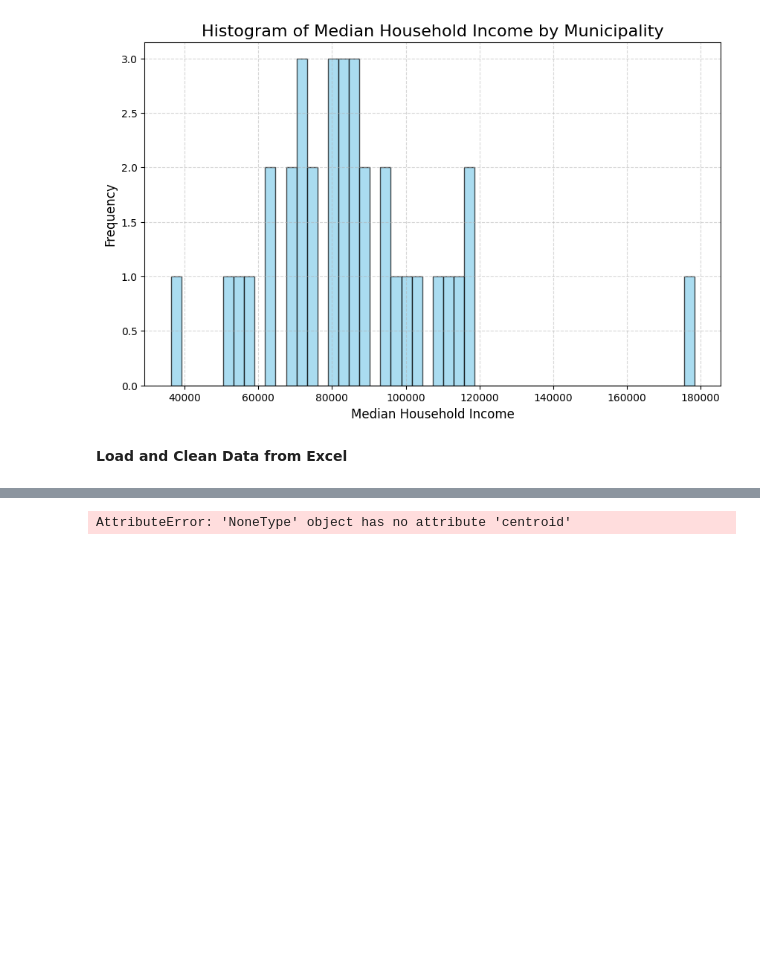
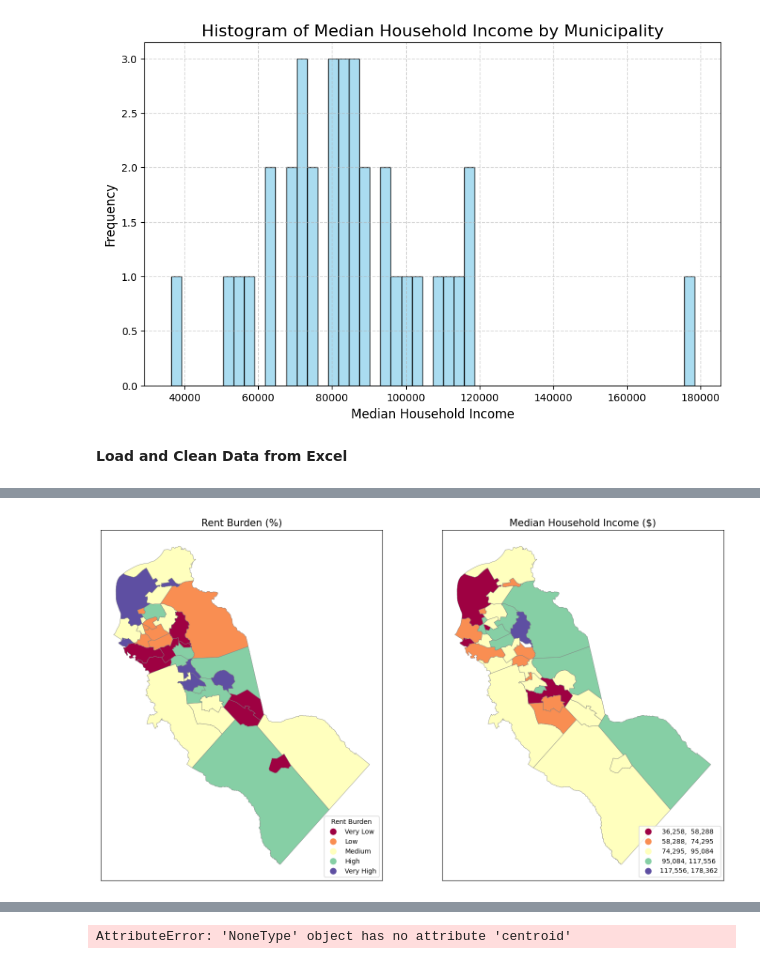
Before and after one commit to Funmiadebajo/GIS, a Jupyter notebook: PS4.ipynb, the cells around one changed output, grey strips where cells are left out. Saved outputs shown, nothing was run; the diff lists cells and outputs as text; code cells hidden in the pictures; blank space fills up the shorter version.

```diff
--- a/PS4.ipynb
+++ b/PS4.ipynb
@@ -401,0 +490,81 @@ plt.show();
+# %%
+import pandas as pd
+import geopandas as gpd
+import matplotlib.pyplot as plt
+import re
+from matplotlib.colors import ListedColormap
+
+# Load municipality data and clean names
+njMun = gpd.read_file('https://github.com/Funmiadebajo/GIS/raw/refs/heads/main/Municipality.zip')
+njMun.rename(columns={'NAMELSAD': 'Municipality'}, inplace=True)
+njMun['Municipality'] = njMun['Municipality'].str.strip().str.lower()
+
+def clean_municipality_name(name):
+    return re.sub(r'\s(Borough|Township|City|Village|Town)$', '', name, flags=re.IGNORECASE).strip().lower()
+
+njMun['Municipality'] = njMun['Municipality'].apply(clean_municipality_name)
+
+# Load and clean Rent Burden data
+Rent_Burden = pd.read_excel('https://github.com/Funmiadebajo/GIS/raw/refs/heads/main/Median%20Income%202022.xlsx')
+Rent_Burden['Rent Burden'] = pd.to_numeric(
+    Rent_Burden['Rent Burden'].replace({'%': '', ',': ''}, regex=True), errors='coerce')
+Rent_Burden['Municipality'] = Rent_Burden['Municipality'].str.strip().str.lower()
+
+# Load and clean Median Household Income data
+median_income = pd.read_excel('https://github.com/Funmiadebajo/GIS/raw/refs/heads/main/Median%20Income%202022.xlsx')
+median_income['Median Household Income'] = pd.to_numeric(
+    median_income['Median Household Income'].replace({'\$': '', ',': ''}, regex=True), errors='coerce')
+median_income['Municipality'] = median_income['Municipality'].str.strip().str.lower()
+
+# Merge the data with njMun using 'outer' join
+rent_burden_map = njMun.merge(Rent_Burden, on='Municipality', how='outer', indicator=True)
+income_map = njMun.merge(median_income, on='Municipality', how='outer', indicator=True)
+
+# Bin Rent Burden into categories
+rent_burden_map['Rent Burden Category'] = pd.qcut(
+    rent_burden_map['Rent Burden'],
+    q=5,
+    labels=["Very Low", "Low", "Medium", "High", "Very High"],
+    duplicates="drop"
+)
+
+# Define color scheme
+color_scheme = "Spectral"
+
+# Create subplots for the two maps
+fig, axs = plt.subplots(1, 2, figsize=(15, 8))
+
+# Plot Rent Burden
+rent_burden_map.plot(
+    ax=axs[0],
+    column="Rent Burden Category",
+    legend=True,
+    cmap=color_scheme,
+    edgecolor="grey",
+    linewidth=0.5,
+    legend_kwds={"title": "Rent Burden", "loc": "lower right"}
+)
+axs[0].set_title("Rent Burden (%)", fontsize=15)
+axs[0].set_xticks([])
+axs[0].set_yticks([])
+
+# Plot Median Household Income
+income_map.plot(
+    ax=axs[1],
+    column="Median Household Income",
+    legend=True,
+    cmap=color_scheme,
+    scheme="NaturalBreaks",
+    k=5,
+    edgecolor="grey",
+    linewidth=0.5,
+    legend_kwds={"fmt": "{:,.0f}", "loc": "lower right"}
+)
+axs[1].set_title("Median Household Income ($)", fontsize=15)
+axs[1].set_xticks([])
+axs[1].set_yticks([])
+
+# Display the plots
+plt.tight_layout()
+plt.show()
+# %% [output]
@@ -402,3 +579,4 @@ plt.show();
+[figure, added]
 # %%
 # Load and clean Rent Burden data
 Rent_Burden = pd.read_excel(
```
Also changed, not shown: parts of 14 cells of this notebook.
